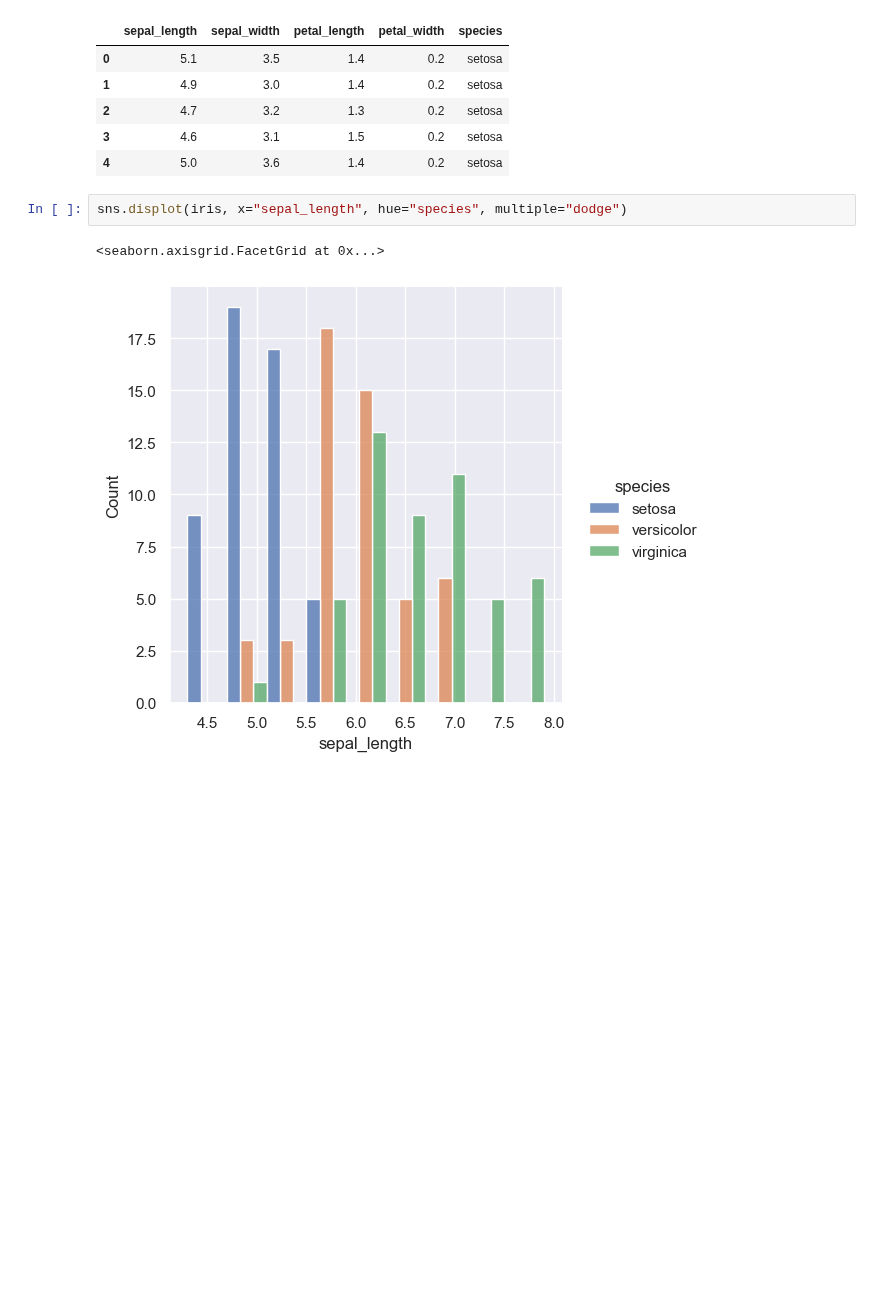
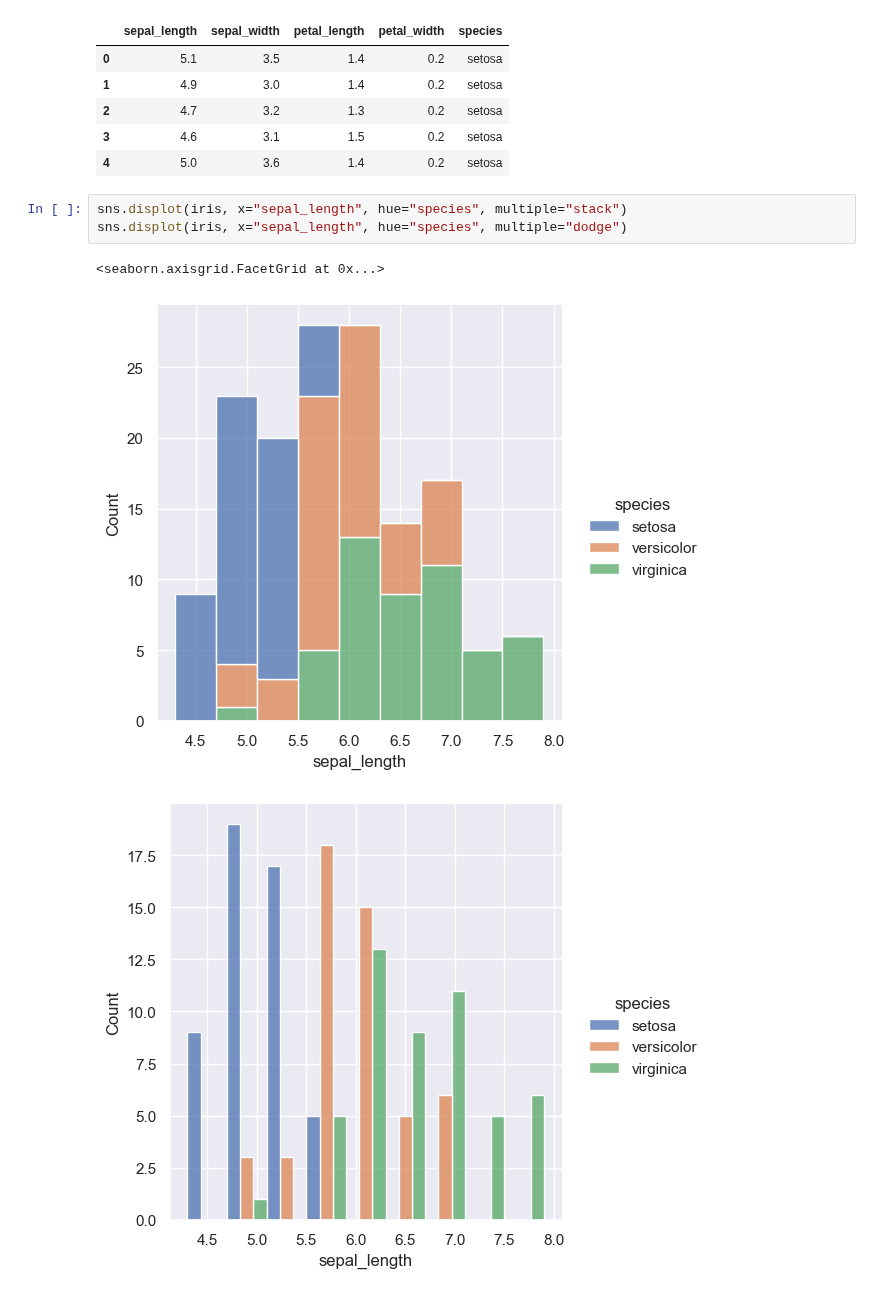
Before and after one commit to wu4fmp6/machine_learning, a Jupyter notebook: lesson_4.ipynb, the cells around one changed output. Cells and saved outputs as stored; diff of their text form; blank space fills up the shorter version.

```diff
--- a/lesson_4.ipynb
+++ b/lesson_4.ipynb
@@ -126,7 +126,9 @@ iris.head()
 | 3 | 4.6 | 3.1 | 1.5 | 0.2 | setosa |
 | 4 | 5.0 | 3.6 | 1.4 | 0.2 | setosa |
 # %%
+sns.displot(iris, x="sepal_length", hue="species", multiple="stack")
 sns.displot(iris, x="sepal_length", hue="species", multiple="dodge")
 # %% [output]
 <seaborn.axisgrid.FacetGrid at 0x...>
-[figure, old version]
+[figure, new version]
+[figure, added]
```
Also changed, not shown: parts of 1 cell of this notebook.
